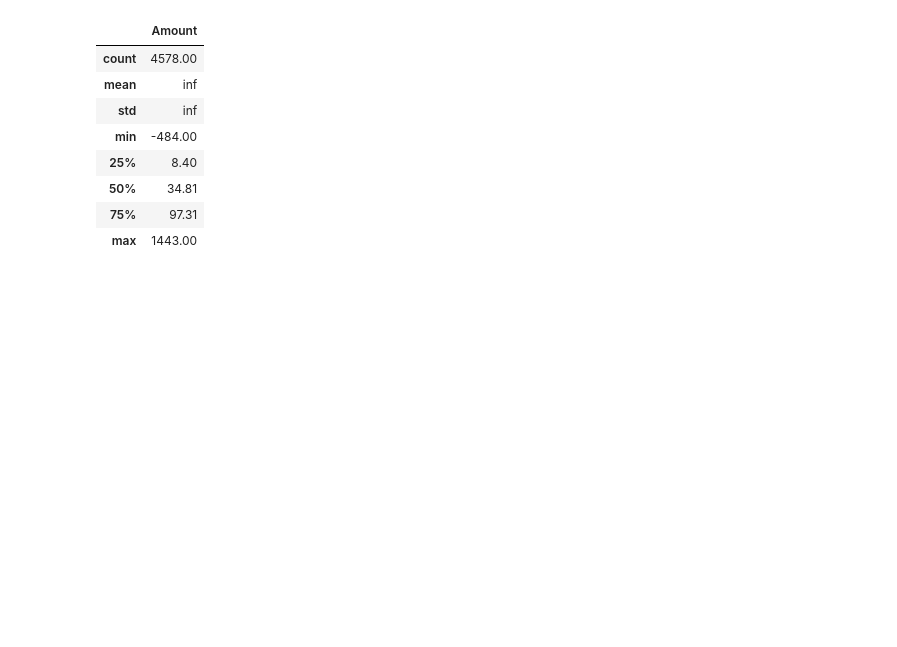
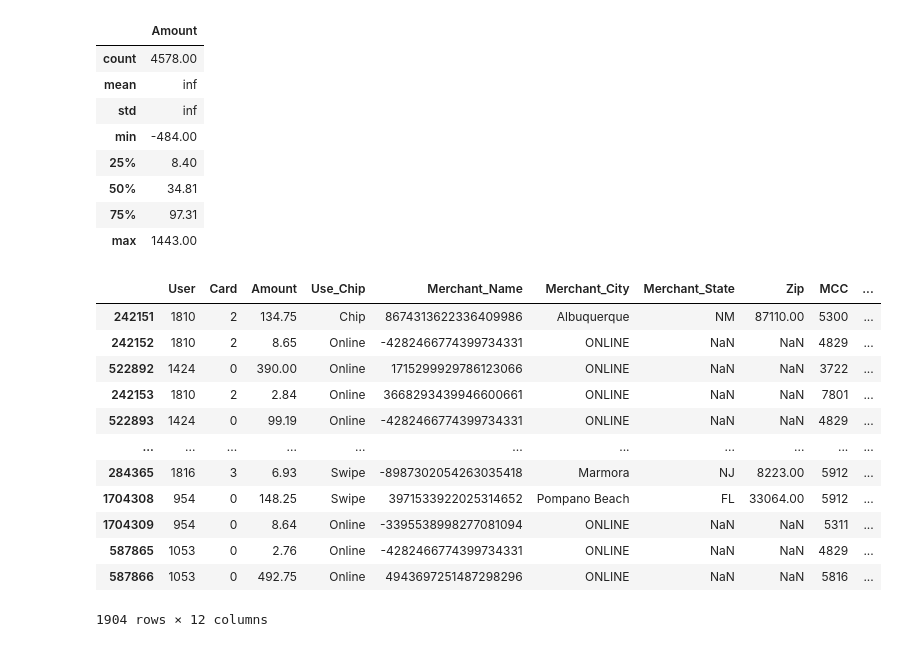
Before and after one commit to Yichen-Z/ece5831-2023-ccf, a Jupyter notebook: explore_transactions.ipynb, the cells around one changed output. Drawn from its saved outputs; the diff is of its cells as text; code cells hidden in the pictures; blank space fills up the shorter version.

```diff
--- a/explore_transactions.ipynb
+++ b/explore_transactions.ipynb
@@ -655,3 +661,20 @@ test_f_pool[['Amount']].describe()
 | 50% | 34.81 |
 | 75% | 97.31 |
 | max | 1443.00 |
+# %%
+train_f_grouped = train_f_pool.groupby(['User', 'Card'])
+train_f_grouped.head()
+# %% [output]
+|  | User | Card | Amount | Use_Chip | Merchant_Name | Merchant_City | Merchant_State | Zip | MCC | ... |
+| 242151 | 1810 | 2 | 134.75 | Chip | 8674313622336409986 | Albuquerque | NM | 87110.00 | 5300 | ... |
+| 242152 | 1810 | 2 | 8.65 | Online | -4282466774399734331 | ONLINE | NaN | NaN | 4829 | ... |
+| 522892 | 1424 | 0 | 390.00 | Online | 1715299929786123066 | ONLINE | NaN | NaN | 3722 | ... |
+| 242153 | 1810 | 2 | 2.84 | Online | 3668293439946600661 | ONLINE | NaN | NaN | 7801 | ... |
+| 522893 | 1424 | 0 | 99.19 | Online | -4282466774399734331 | ONLINE | NaN | NaN | 4829 | ... |
+| ... | ... | ... | ... | ... | ... | ... | ... | ... | ... | ... |
+| 284365 | 1816 | 3 | 6.93 | Swipe | -8987302054263035418 | Marmora | NJ | 8223.00 | 5912 | ... |
+| 1704308 | 954 | 0 | 148.25 | Swipe | 3971533922025314652 | Pompano Beach | FL | 33064.00 | 5912 | ... |
+| 1704309 | 954 | 0 | 8.64 | Online | -3395538998277081094 | ONLINE | NaN | NaN | 5311 | ... |
+| 587865 | 1053 | 0 | 2.76 | Online | -4282466774399734331 | ONLINE | NaN | NaN | 4829 | ... |
+| 587866 | 1053 | 0 | 492.75 | Online | 4943697251487298296 | ONLINE | NaN | NaN | 5816 | ... |
+1904 rows × 12 columns
```
Also changed, not shown: parts of 13 cells of this notebook.
